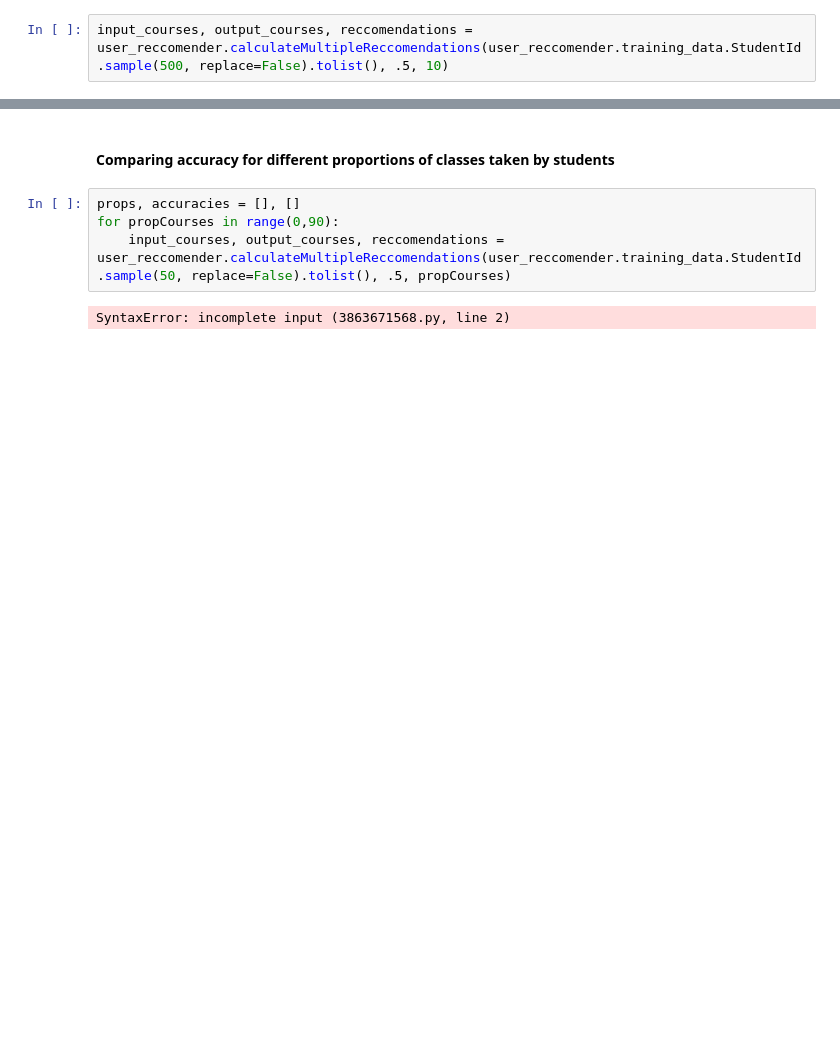
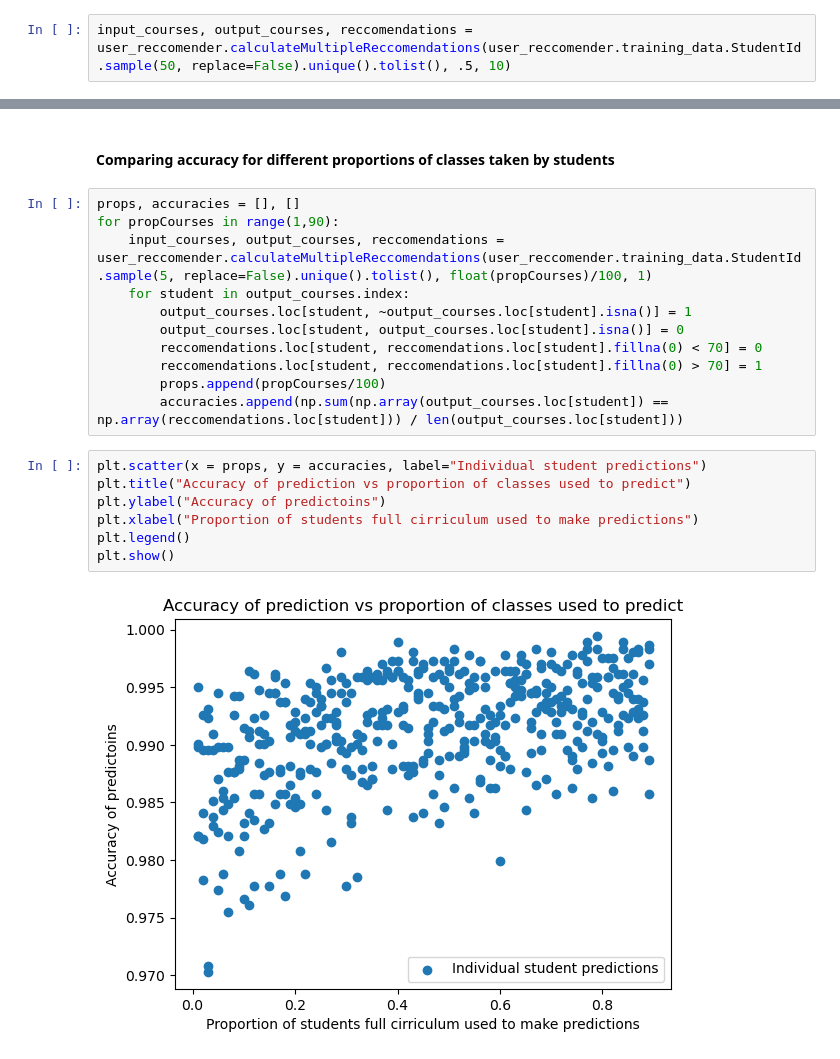
Before and after one commit to jahoon1998/CU-Boulder-CSCI-5502-Data-Mining, a Jupyter notebook: collaborative-filtering/User-User-Content-Based.ipynb, the cells around one changed output, grey strips where cells are left out. Saved outputs shown, nothing was run; the diff lists cells and outputs as text; blank space fills up the shorter version.

```diff
--- a/collaborative-filtering/User-User-Content-Based.ipynb
+++ b/collaborative-filtering/User-User-Content-Based.ipynb
@@ -463,4 +510,4 @@ confusion matrix
 #### Accuracy
 We will be converting our results into binary values to test this metric:
 # %%
-input_courses, output_courses, reccomendations = user_reccomender.calculateMultipleReccomendations(user_reccomender.training_data.StudentId.sample(500, replace=False).tolist(), .5, 10)
+input_courses, output_courses, reccomendations = user_reccomender.calculateMultipleReccomendations(user_reccomender.training_data.StudentId.sample(50, replace=False).unique().tolist(), .5, 10)
@@ -484,8 +529,22 @@ Average accuracy for 50 randomly selected students: 0.9655405777166435
 # %% [markdown]
 #### Comparing accuracy for different proportions of classes taken by students
-# %%
-props, accuracies = [], []
-for propCourses in range(0,90):
-    input_courses, output_courses, reccomendations = user_reccomender.calculateMultipleReccomendations(user_reccomender.training_data.StudentId.sample(50, replace=False).tolist(), .5, propCourses)
-# %% [output]
-SyntaxError: incomplete input (3863671568.py, line 2)
+# %%
+props, accuracies = [], []
+for propCourses in range(1,90):
+    input_courses, output_courses, reccomendations = user_reccomender.calculateMultipleReccomendations(user_reccomender.training_data.StudentId.sample(5, replace=False).unique().tolist(), float(propCourses)/100, 1)
+    for student in output_courses.index:
+        output_courses.loc[student, ~output_courses.loc[student].isna()] = 1
+        output_courses.loc[student, output_courses.loc[student].isna()] = 0
+        reccomendations.loc[student, reccomendations.loc[student].fillna(0) < 70] = 0
+        reccomendations.loc[student, reccomendations.loc[student].fillna(0) > 70] = 1
+        props.append(propCourses/100)
+        accuracies.append(np.sum(np.array(output_courses.loc[student]) == np.array(reccomendations.loc[student])) / len(output_courses.loc[student]))
+# %%
+plt.scatter(x = props, y = accuracies, label="Individual student predictions")
+plt.title("Accuracy of prediction vs proportion of classes used to predict")
+plt.ylabel("Accuracy of predictoins")
+plt.xlabel("Proportion of students full cirriculum used to make predictions")
+plt.legend()
+plt.show()
+# %% [output]
+[figure, added]
```
Also changed, not shown: parts of 18 cells of this notebook.
